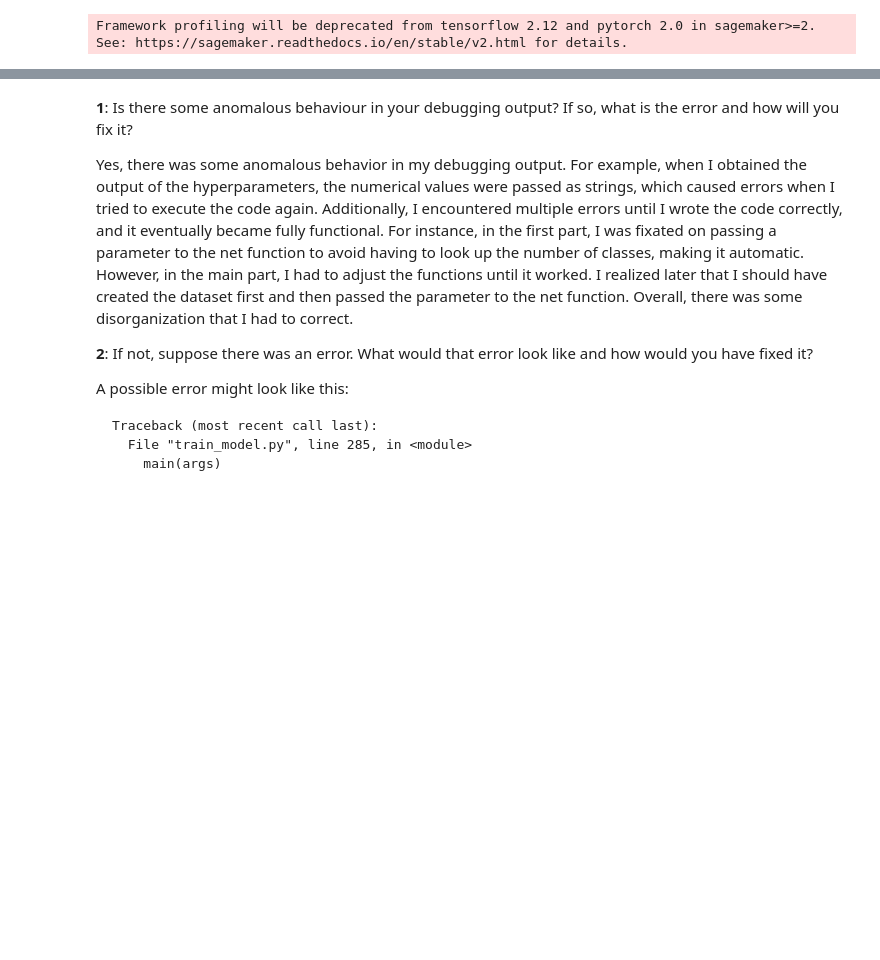
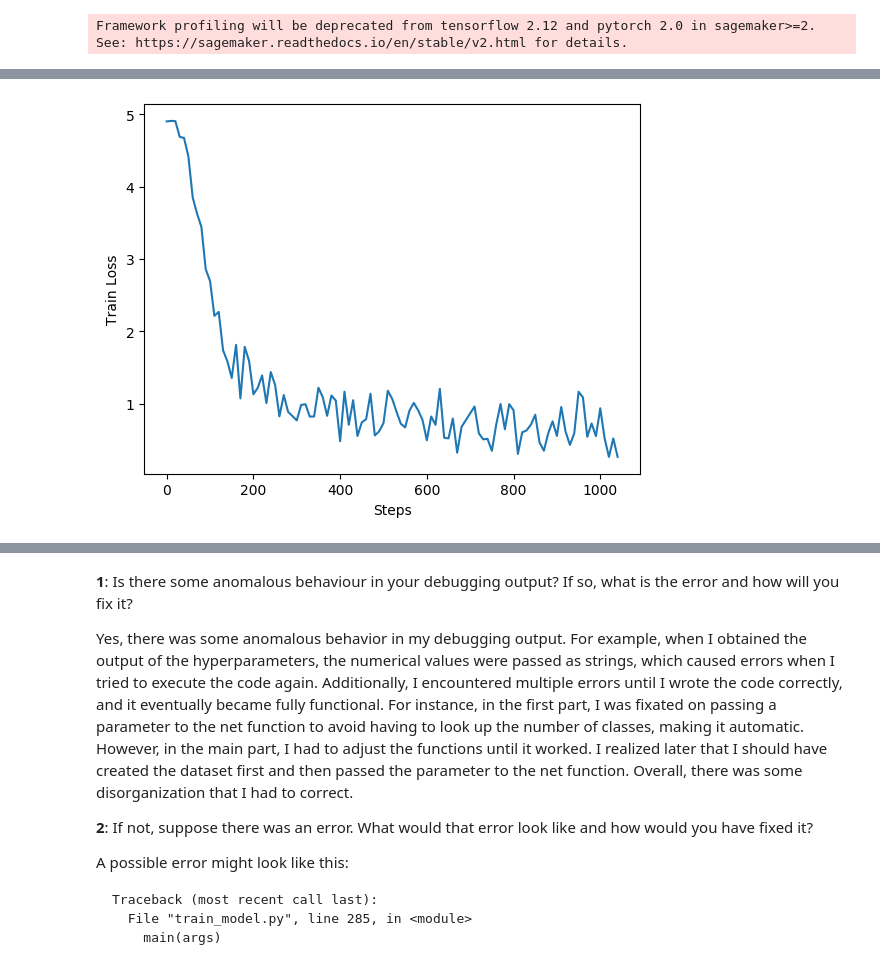
Before and after one commit to ToroData/Machine-Learning-Engineer, a Jupyter notebook: Image Classification using AWS SageMaker/train_and_deploy.ipynb, the cells around one changed output, grey strips where cells are left out. Drawn from its saved outputs; the diff is of its cells as text; code cells hidden in the pictures; blank space fills up the shorter version.

```diff
--- a/Image Classification using AWS SageMaker/train_and_deploy.ipynb
+++ b/Image Classification using AWS SageMaker/train_and_deploy.ipynb
@@ -234,0 +218,13 @@ Billable seconds: 905
+# %%
+import matplotlib.pyplot as plt
+from smdebug.trials import create_trial
+
+path = estimator.latest_job_debugger_artifacts_path()
+trial = create_trial(path)
+
+plt.ylabel('Train Loss')
+plt.xlabel('Steps')
+plt.plot(trial.steps(mode=ModeKeys.TRAIN),
+         list(trial.tensor('CrossEntropyLoss_output_0').values(mode=ModeKeys.TRAIN).values()))
+plt.show()
+# %% [output]
@@ -235,3 +234,4 @@ Billable seconds: 905
+[figure, added]
 # %%
 from IPython.display import HTML
 import requests
```
Also changed, not shown: parts of 6 cells of this notebook.
